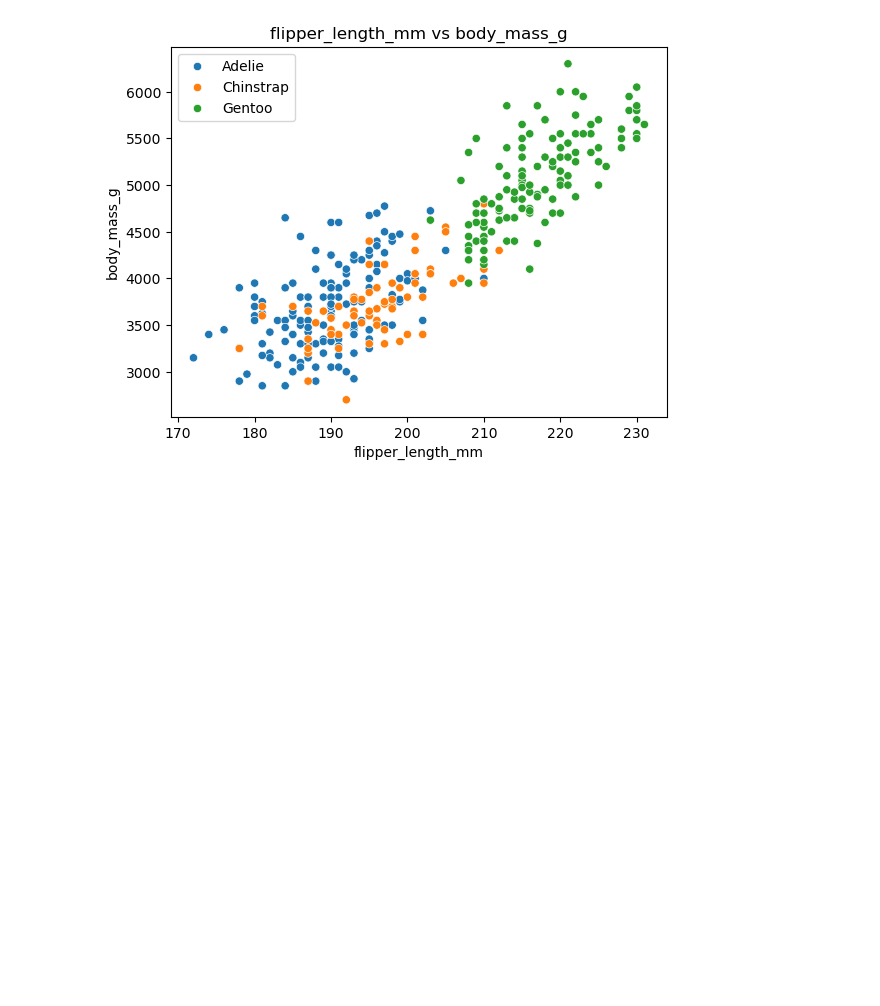
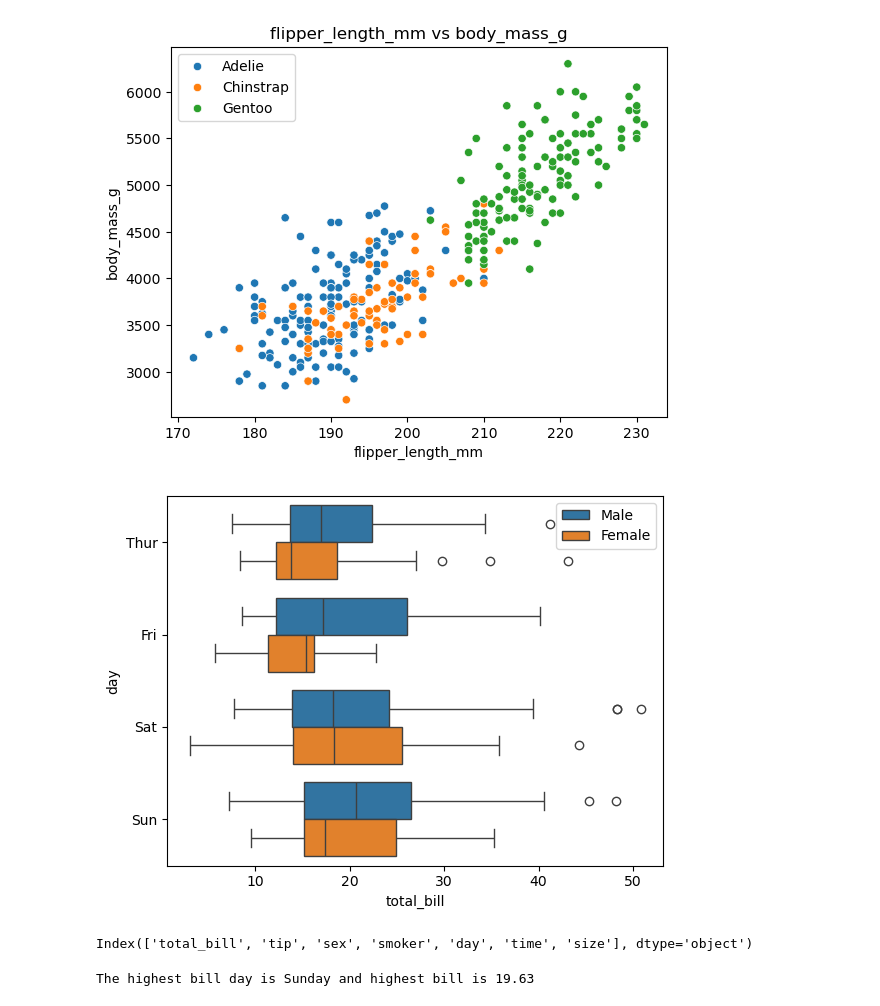
Before and after one commit to mdreduanulhoque/Learning_AI_ML, a Jupyter notebook: Data_Visualization_assignment/data_visualization_assignment.ipynb, the cells around one changed output. Saved outputs shown, nothing was run; the diff lists cells and outputs as text; code cells hidden in the pictures; blank space fills up the shorter version.

Commit message:
solve question 3 of data visualization assignment

```diff
--- a/Data_Visualization_assignment/data_visualization_assignment.ipynb
+++ b/Data_Visualization_assignment/data_visualization_assignment.ipynb
@@ -48,0 +56,21 @@ plt.show()
+# %%
+df = sns.load_dataset("tips")
+
+sns.boxplot(data=df, x="total_bill", y="day", hue="sex")
+plt.legend()
+plt.show()
+# %% [output]
+[figure, added]
+# %%
+df = sns.load_dataset("tips")
+df.columns
+# %% [output]
+Index(['total_bill', 'tip', 'sex', 'smoker', 'day', 'time', 'size'], dtype='object')
+# %%
+daily_medians = df.groupby("day", observed=False)["total_bill"].median()
+highest_day = daily_medians.idxmax()
+highest_bill = daily_medians.max()
+
+print(f"The highest bill day is {highest_day}day and highest bill is {highest_bill}")
+# %% [output]
+The highest bill day is Sunday and highest bill is 19.63
```
Also changed, not shown: parts of 1 cell of this notebook.
